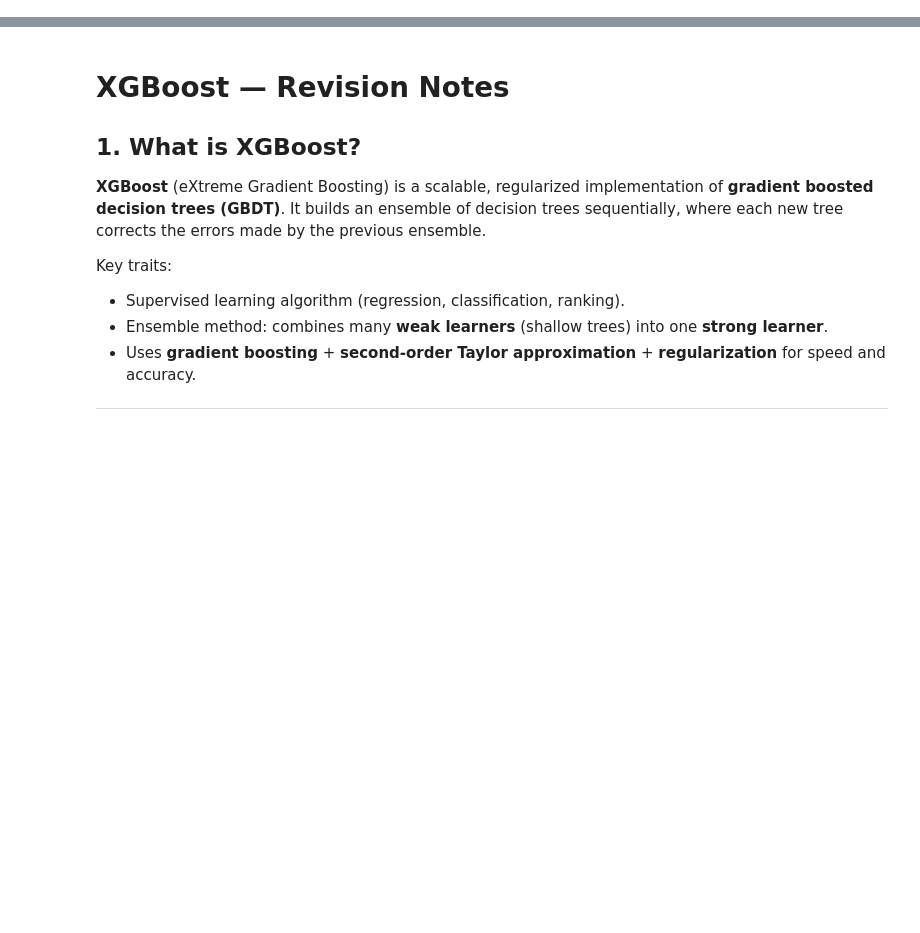
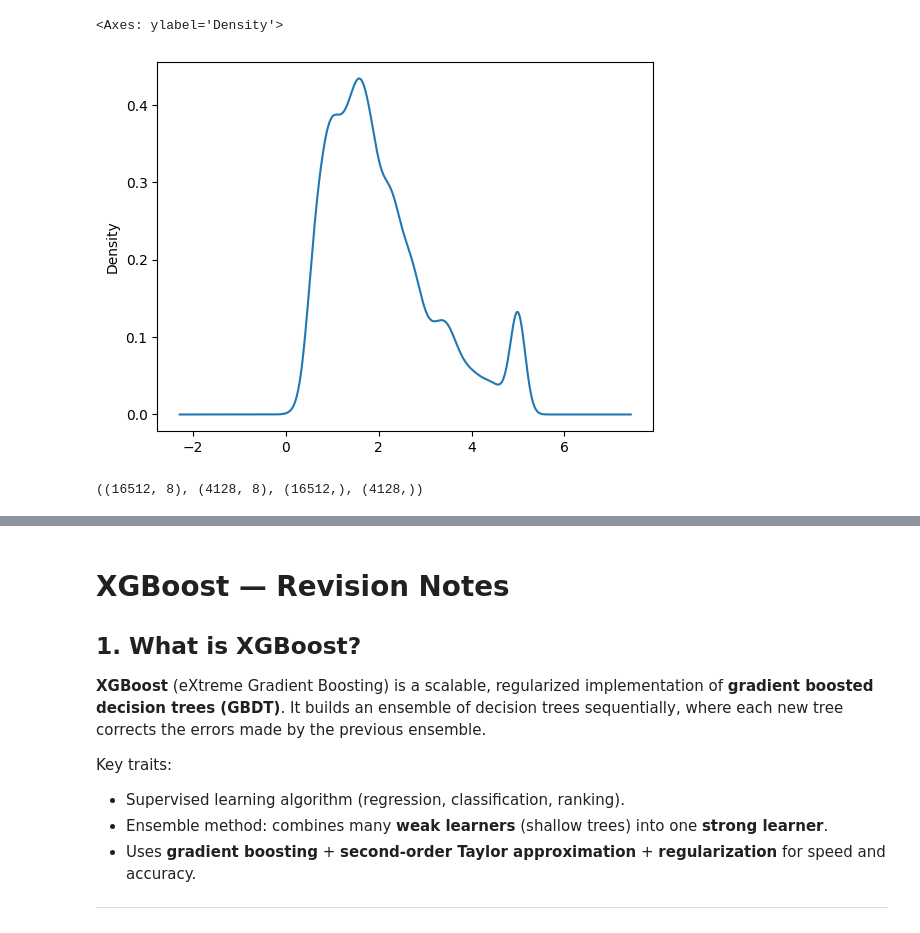
Before and after one commit to pankajkumar8709/Machine-Learning-projects, a Jupyter notebook: XGBoost.ipynb, the cells around one changed output, grey strips where cells are left out. Cells and saved outputs as stored; diff of their text form; code cells hidden in the pictures; blank space fills up the shorter version.

```diff
--- a/XGBoost.ipynb
+++ b/XGBoost.ipynb
@@ -1,2 +1,9 @@
 # %% [markdown]
 <a href="https://colab.research.google.com/github/pankajkumar8709/Machine-Learning-projects/blob/main/XGBoost.ipynb" target="_parent"><img src="https://colab.research.google.com/assets/colab-badge.svg" alt="Open In Colab"/></a>
+# %%
+from sklearn.datasets import fetch_california_housing
+
+data = fetch_california_housing(as_frame=True)
+
+df = data.frame
+df.head()
@@ -2,0 +27,5 @@
+# %%
+df['MedHouseVal'].plot(kind='kde')
+# %% [output]
+<Axes: ylabel='Density'>
+[figure, added]
@@ -2,0 +34,4 @@
+# %%
+x_train.shape, x_test.shape, y_train.shape, y_test.shape
+# %% [output]
+((16512, 8), (4128, 8), (16512,), (4128,))
```
Also changed, not shown: parts of 13 cells of this notebook.
